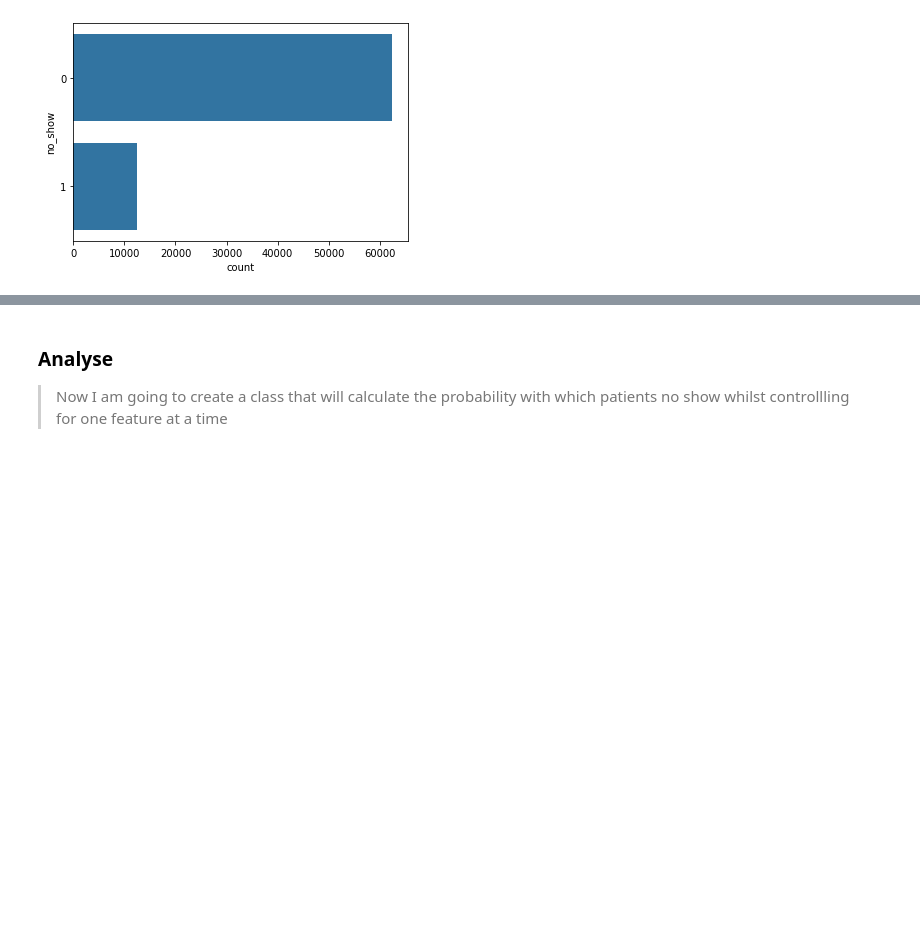
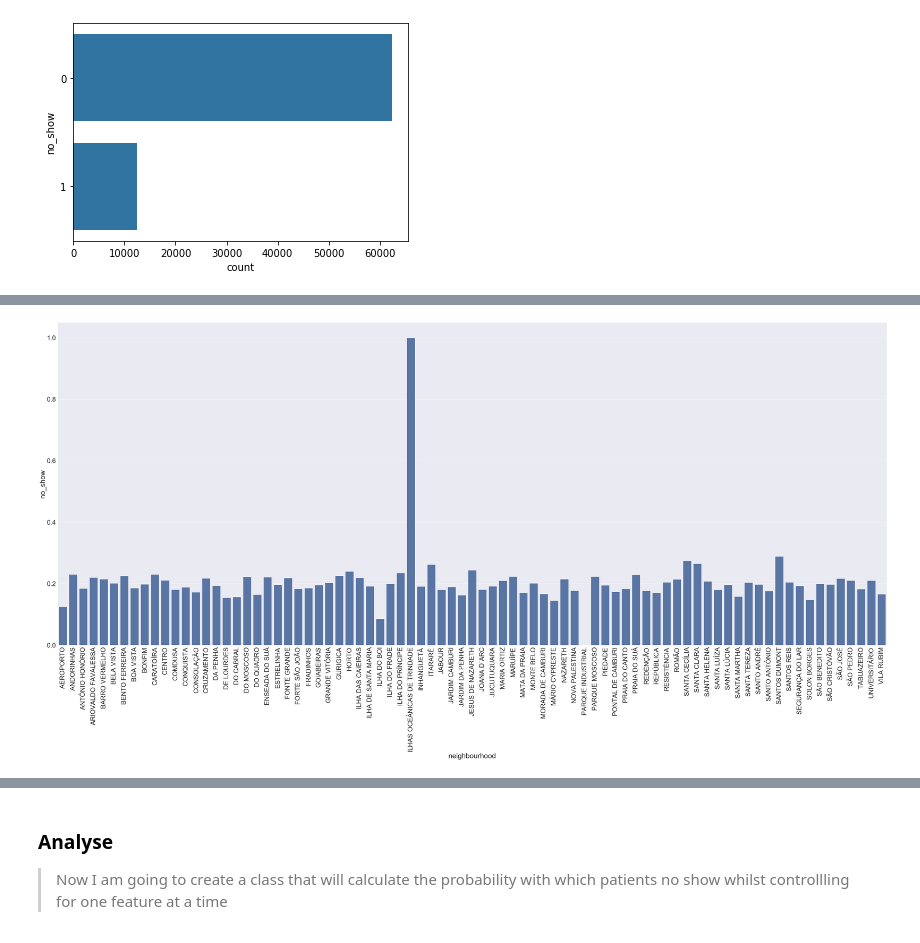
Before and after one commit to dodsy4/GP-attendence-analysis, a Jupyter notebook: Investigating No-Shows.ipynb, the cells around one changed output, grey strips where cells are left out. Drawn from its saved outputs; the diff is of its cells as text; code cells hidden in the pictures; blank space fills up the shorter version.

```diff
--- a/Investigating No-Shows.ipynb
+++ b/Investigating No-Shows.ipynb
@@ -178,0 +226,8 @@ sb.countplot(data = df_sms, y = 'no_show', order = order, color=base_color);
+# %%
+plt.figure(figsize=(75, 30))
+sb.set(font_scale=3)
+plt.xticks(rotation=90);
+sb.barplot(data=df.groupby(['neighbourhood']).mean().reset_index(),
+           x='neighbourhood', y='no_show', color=base_color);
+# %% [output]
+[figure, added]
```
Also changed, not shown: parts of 12 cells of this notebook.
